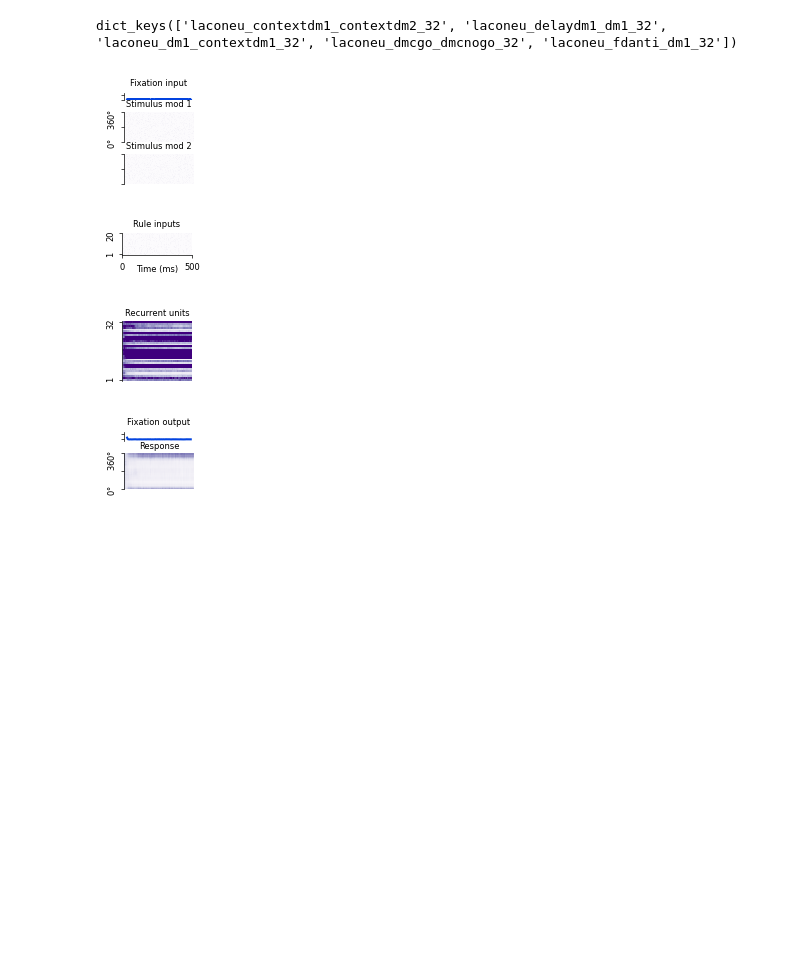
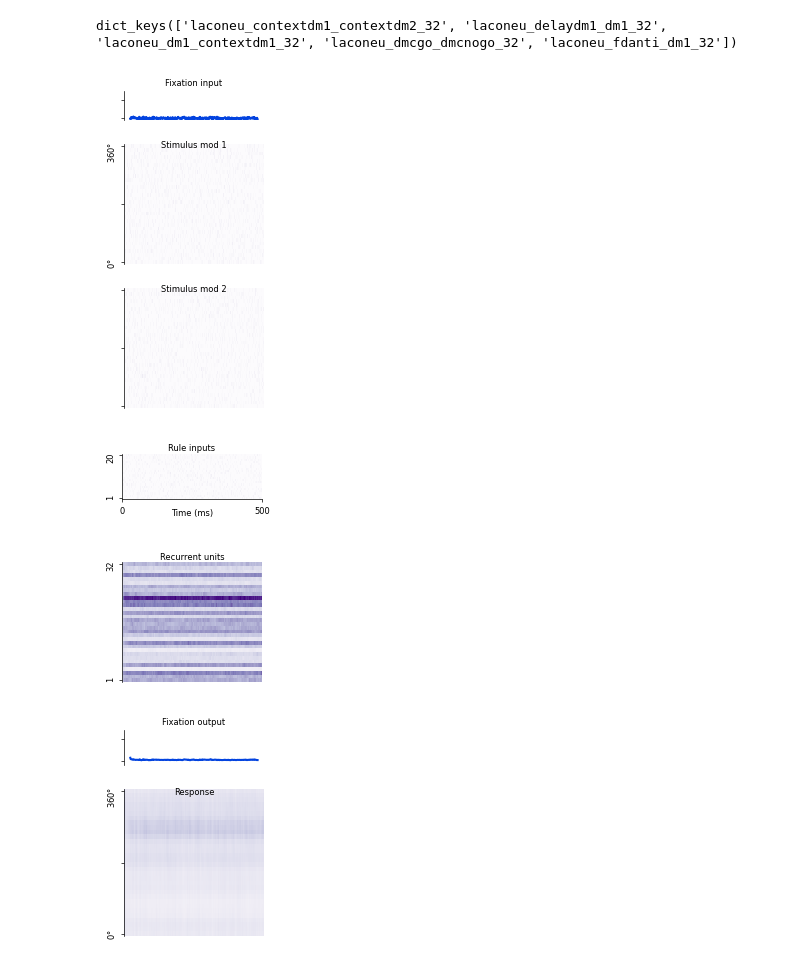
Before and after one commit to SalvadorCalanni/LACONEU25_group_project, a Jupyter notebook: Ori_repo_and_data/LACONEU.ipynb, the cells around one changed output. Saved outputs shown, nothing was run; the diff lists cells and outputs as text; code cells hidden in the pictures; blank space fills up the shorter version.

Commit message:
added figure scaling

```diff
--- a/Ori_repo_and_data/LACONEU.ipynb
+++ b/Ori_repo_and_data/LACONEU.ipynb
@@ -276,6 +266,7 @@ dict_keys(['laconeu_contextdm1_contextdm2_32', 'laconeu_delaydm1_dm1_32', 'lacon
 # %%
 #plot some example stimu trials
 def plotStimData(model_dir, data, rep=0):
+    fig_scale = 2.
     fontsize = 6
     x = data['x'][rep]
     h = data['h'][rep]
@@ -286,8 +277,11 @@ def plotStimData(model_dir, data, rep=0):
     n_hidden = hp['n_rnn']
 
     # Plot Stimulus
-    fig = plt.figure(figsize=(1.0,1.2))
-    heights = np.array([0.06,0.25,0.25])
+    fig_size = np.array([1.0, 1.2])*fig_scale
+    fig_size = tuple(fig_size)
+
+    fig = plt.figure(figsize=fig_size)
+    heights = np.array([0.06,0.25,0.25])*fig_scale
     for i in range(3):
         ax = fig.add_axes([0.2,sum(heights[i+1:]+0.1)+0.05,0.7,heights[i]])
         cmap = 'Purples'
@@ -328,7 +322,9 @@ def plotStimData(model_dir, data, rep=0):
     plt.show()
 
     # Plot Rule Inputs
-    fig = plt.figure(figsize=(1.0, 0.5))
+    fig_size = np.array([1.0, 0.5])*fig_scale
+    fig_size = tuple(fig_size)
+    fig = plt.figure(figsize=fig_size)
     ax = fig.add_axes([0.2,0.3,0.7,0.45])
     cmap = 'Purples'
     X = x[:, 0, 1+2*n_eachring:]
@@ -359,7 +355,11 @@ def plotStimData(model_dir, data, rep=0):
 
 
     # Plot Units
-    fig = plt.figure(figsize=(1.0, 0.8))
+    # Plot Stimulus
+    fig_size = np.array([1.0, 0.8])*fig_scale
+    fig_size = tuple(fig_size)
+
+    fig = plt.figure(figsize=fig_size)
     ax = fig.add_axes([0.2,0.1,0.7,0.75])
     cmap = 'Purples'
     plt.xticks([])
@@ -384,8 +384,12 @@ def plotStimData(model_dir, data, rep=0):
 
 
     # Plot Outputs
-    fig = plt.figure(figsize=(1.0,0.8))
+    fig_size = np.array([1.0, 0.8])*fig_scale
+    fig_size = tuple(fig_size)
+
+    fig = plt.figure(figsize=fig_size)
     heights = np.array([0.1,0.45])+0.01
+    heights = heights*2
     for i in range(2):
         ax = fig.add_axes([0.2, sum(heights[i+1:]+0.15)+0.1, 0.7, heights[i]])
         cmap = 'Purples'
@@ -396,39 +400,39 @@ def plotStimData(model_dir, data, rep=0):
                        width=0.5, length=2, pad=3)
         ax.spines["left"].set_linewidth(0.5)
         ax.spines["right"].set_visible(False)
         ax.spines["bottom"].set_visible(False)
         ax.spines["top"].set_visible(False)
         ax.xaxis.set_ticks_position('bottom')
         ax.yaxis.set_ticks_position('left')
 
         if i == 0:
             plt.plot(y_hat[:,0,0],color='xkcd:blue')
             plt.yticks([0.05,0.8],['',''],rotation='vertical')
             plt.ylim([-0.1,1.1])
             plt.title('Fixation output', fontsize=fontsize, y=0.9)
 
         elif i == 1:
             plt.imshow(y_hat[:,0,1:].T, aspect='auto', cmap=cmap,
                        vmin=0, vmax=1, interpolation='none', origin='lower')
             plt.yticks([0, (n_eachring-1)/2, n_eachring-1],
                        [r'0$\degree$', '', r'360$\degree$'],
                        rotation='vertical')
             plt.xticks([])
             plt.title('Response', fontsize=fontsize, y=0.9)
 
         ax.get_yaxis().set_label_coords(-0.12,0.5)
     # sfn = model_dir + '/figure/schematic_output.pdf'
     # plt.savefig(sfn,transparent=True)
     plt.show()
 
 rule = 'random'
-data = out['laconeu_fdanti_dm1_32'][rule]
-plotStimData('laconeu_fdanti_dm1_32', data)
+data = out['laconeu_contextdm1_contextdm2_32'][rule]
+plotStimData('laconeu_contextdm1_contextdm2_32', data)
 # %% [output]
-[figure, old version]
+[figure, new version]
-[figure, old version]
+[figure, new version]
-[figure, old version]
+[figure, new version]
-[figure, old version]
+[figure, new version]
 # %%
 # rule = 'fdanti'
 # in_ = out['laconeu_fdanti_dm1_32'][rule]['x'][0].T
```
Also changed, not shown: parts of 3 cells of this notebook.
